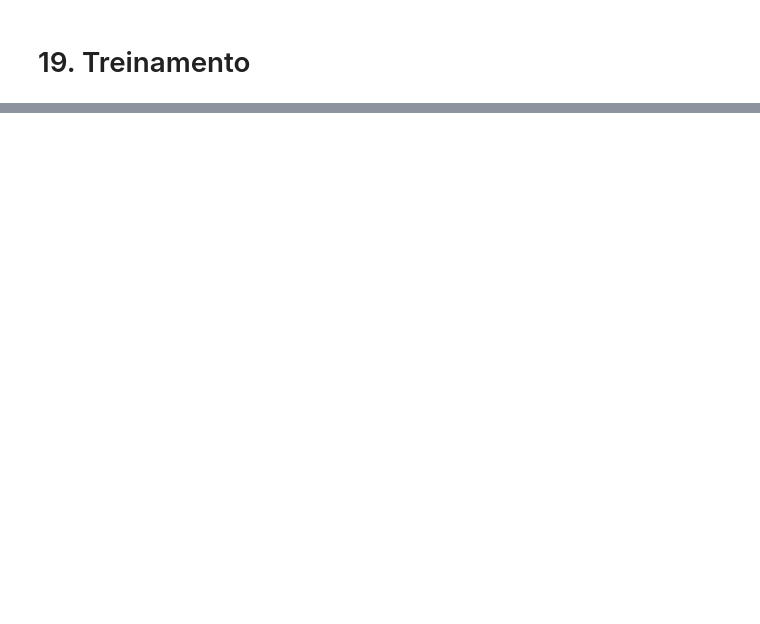
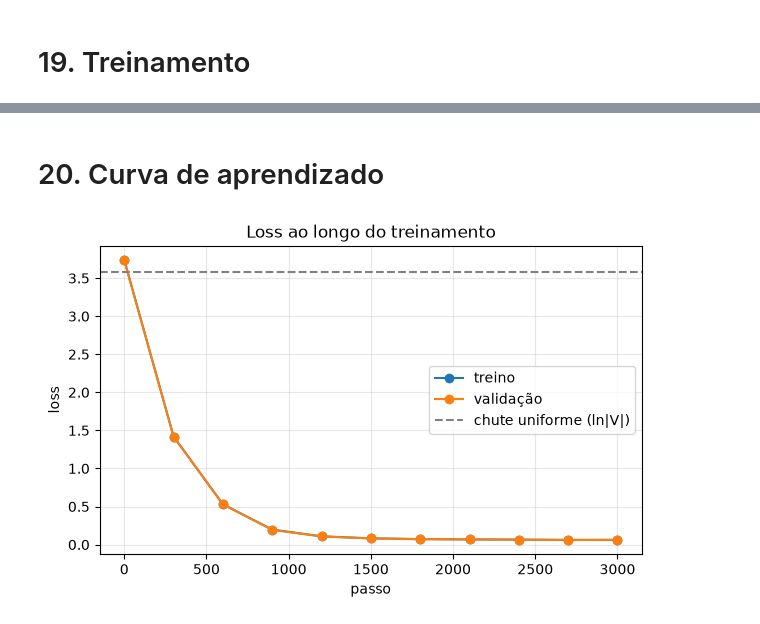
Before and after one commit to LyanKaleu/MiniGPT, a Jupyter notebook: MiniGPT.ipynb, the cells around one changed output, grey strips where cells are left out. Saved outputs shown, nothing was run; the diff lists cells and outputs as text; code cells hidden in the pictures; blank space fills up the shorter version.

```diff
--- a/MiniGPT.ipynb
+++ b/MiniGPT.ipynb
@@ -176,10 +140,7 @@ Isso confirma que conseguimos passar do texto para a representação numérica e
 # %% [markdown]
 # 5. Transformando todo o texto em um tensor
 # %%
-data = torch.tensor(
-    encode(text),
-    dtype=torch.long
-)
+data = torch.tensor(encode(text), dtype=torch.long)
 
 print("Shape:", data.shape)
 print("Primeiros 50 tokens:")
@@ -838,10 +467,8 @@ Isso significa:
 # %%
 loss_fn = nn.CrossEntropyLoss()
 
-loss = loss_fn(
-    logits.reshape(-1, vocab_size),
-    Y.reshape(-1)
-)
+loss = loss_fn(logits.reshape(-1, vocab_size), Y.reshape(-1))
 
-print("Loss inicial:", loss.item())
+print(f"Loss inicial:                           {loss.item():.4f}")
+print(f"Esperado para um chute uniforme, ln|V|: {math.log(vocab_size):.4f}")
 # %% [output]
@@ -909,0 +489,18 @@ passos de treinamento.
+# %%
+optimizer = torch.optim.AdamW(model.parameters(), lr=learning_rate)
+
+
+@torch.no_grad()
+def estimate_loss():
+    """Loss média de treino e de validação, calculada em vários lotes."""
+    model.eval()
+    out = {}
+    for split in ["train", "val"]:
+        losses = torch.zeros(eval_iters)
+        for k in range(eval_iters):
+            X, Y = get_batch(split)
+            logits = model(X)
+            losses[k] = loss_fn(logits.reshape(-1, vocab_size), Y.reshape(-1)).item()
+        out[split] = losses.mean().item()
+    model.train()
+    return out
@@ -993,0 +559,17 @@ Esse processo é repetido 3000 vezes.
+# %% [markdown]
+# 20. Curva de aprendizado
+# %%
+steps = [entry["step"] for entry in history]
+
+plt.figure(figsize=(7, 4))
+plt.plot(steps, [entry["train"] for entry in history], marker="o", label="treino")
+plt.plot(steps, [entry["val"] for entry in history], marker="o", label="validação")
+plt.axhline(math.log(vocab_size), color="gray", linestyle="--", label="chute uniforme (ln|V|)")
+plt.xlabel("passo")
+plt.ylabel("loss")
+plt.title("Loss ao longo do treinamento")
+plt.legend()
+plt.grid(alpha=0.3)
+plt.show()
+# %% [output]
+[figure, added]
```
Also changed, not shown: parts of 66 cells of this notebook, 5 other files.
